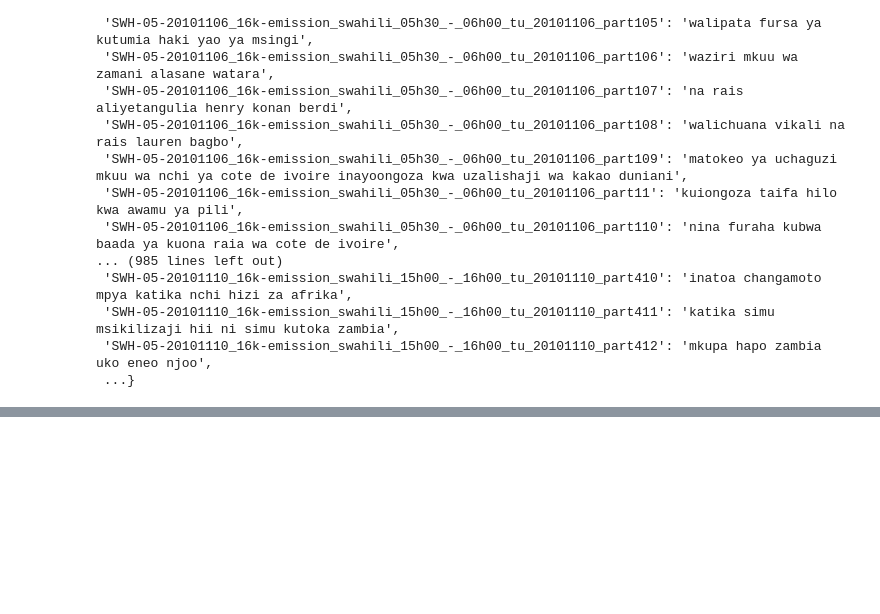
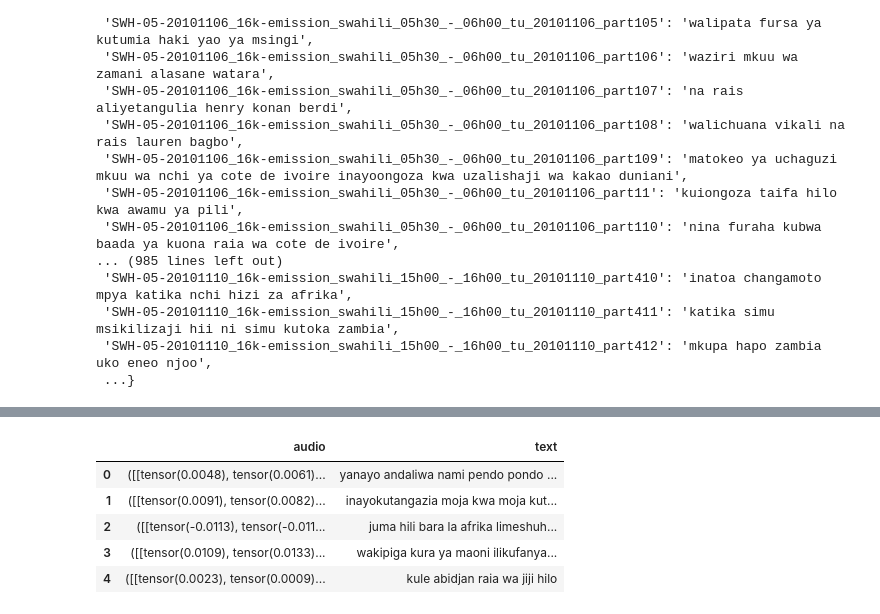
Before and after one commit to nebasam/Week-4, a Jupyter notebook: data_preprocessing.ipynb, the cells around one changed output, grey strips where cells are left out. Cells and saved outputs as stored; diff of their text form; code cells hidden in the pictures; blank space fills up the shorter version.

```diff
--- a/data_preprocessing.ipynb
+++ b/data_preprocessing.ipynb
@@ -236,0 +253,22 @@ FileNotFoundError: ignored
+# %%
+# Since Resample applies to a single channel, we resample one channel at a time
+# new sample Rate for all the audio file will be the most common one which is 16000
+newsr = 16000
+resampling_audio=[]
+### Now we iterate through every audio file and resamples the audio
+for index_num,row in tqdm(changes_channel.iterrows()):
+    file_name = row["audio"]
+    final_class_labels=row["text"]
+    data=audioutil.resample(file_name,newsr)
+    resampling_audio.append([data,final_class_labels])
+# %%
+# saving list
+resampling_audio=pd.DataFrame(resampling_audio,columns=['audio','text'])
+resampling_audio.head()
+# %% [output]
+|  | audio | text |
+| 0 | ([[tensor(0.0048), tensor(0.0061)... | yanayo andaliwa nami pendo pondo ... |
+| 1 | ([[tensor(0.0091), tensor(0.0082)... | inayokutangazia moja kwa moja kut... |
+| 2 | ([[tensor(-0.0113), tensor(-0.011... | juma hili bara la afrika limeshuh... |
+| 3 | ([[tensor(0.0109), tensor(0.0133)... | wakipiga kura ya maoni ilikufanya... |
+| 4 | ([[tensor(0.0023), tensor(0.0009)... | kule abidjan raia wa jiji hilo |
```
Also changed, not shown: parts of 24 cells of this notebook.
